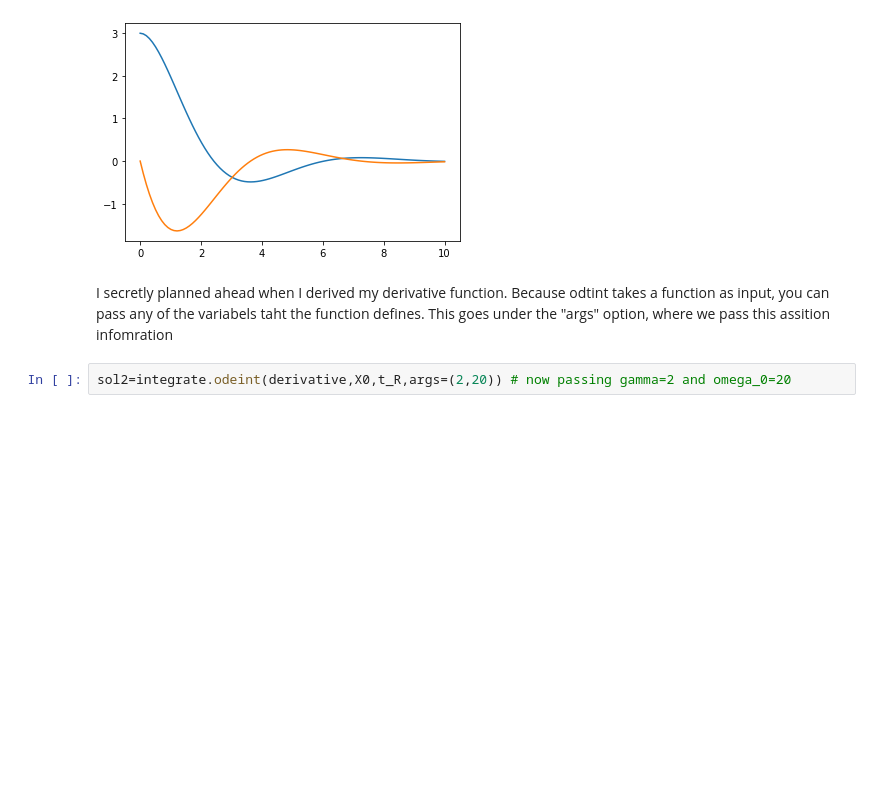
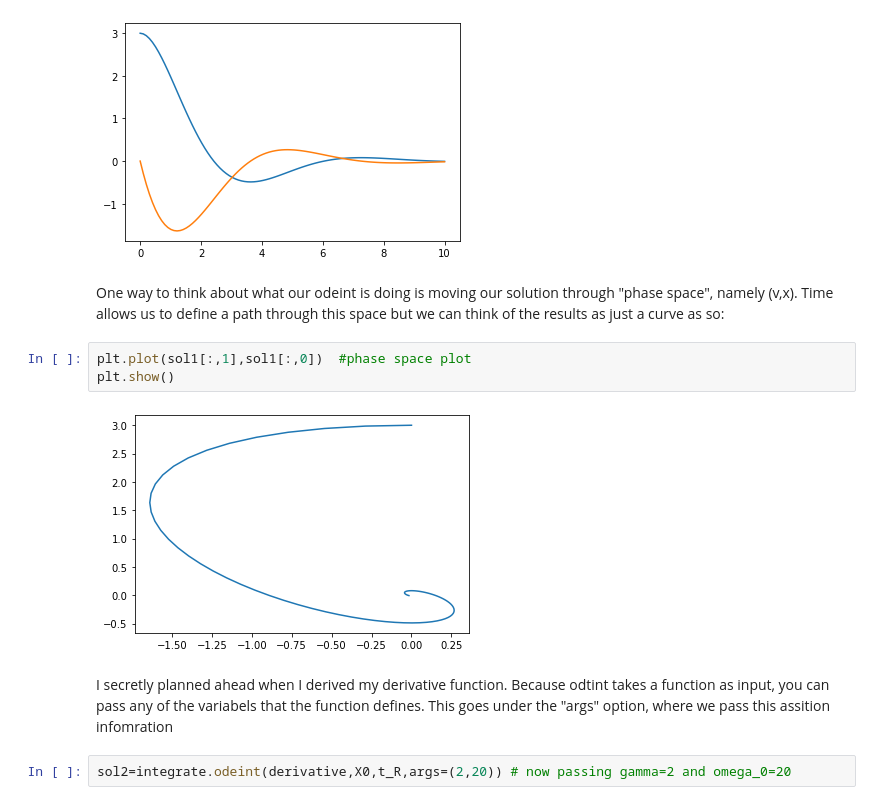
Before and after one commit to drgreen/COGS18_22, a Jupyter notebook: Topic4c ODEs.ipynb, the cells around one changed output. Saved outputs shown, nothing was run; the diff lists cells and outputs as text; blank space fills up the shorter version.

```diff
--- a/Topic4c ODEs.ipynb
+++ b/Topic4c ODEs.ipynb
@@ -35,8 +35,15 @@ plt.plot(t_R,sol1[:,1])  # returns solution for X at each point in time  sol[:,1
 plt.show()
 # %% [output]
 [figure]
+# %% [markdown]
+One way to think about what our odeint is doing is moving our solution through "phase space", namely (v,x).  Time allows us to define a path through this space but we can think of the results as just a curve as so:
+# %%
+plt.plot(sol1[:,1],sol1[:,0])  #phase space plot
+plt.show()
+# %% [output]
+[figure, added]
 # %% [markdown]
-I secretly planned ahead when I derived my derivative function.  Because odtint takes a function as input, you can pass any of the variabels taht the function defines.  This goes under the "args" option, where we pass this assition infomration
+I secretly planned ahead when I derived my derivative function.  Because odtint takes a function as input, you can pass any of the variabels that the function defines.  This goes under the "args" option, where we pass this assition infomration
 # %%
 sol2=integrate.odeint(derivative,X0,t_R,args=(2,20)) # now passing gamma=2 and omega_0=20
 # %%
```
Also changed, not shown: parts of 16 cells of this notebook.
